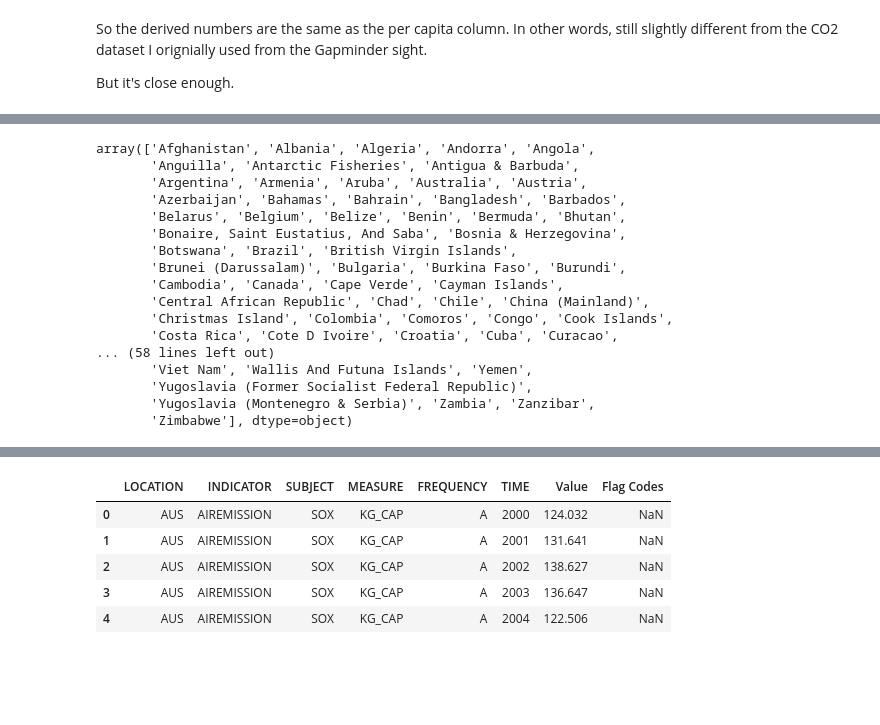
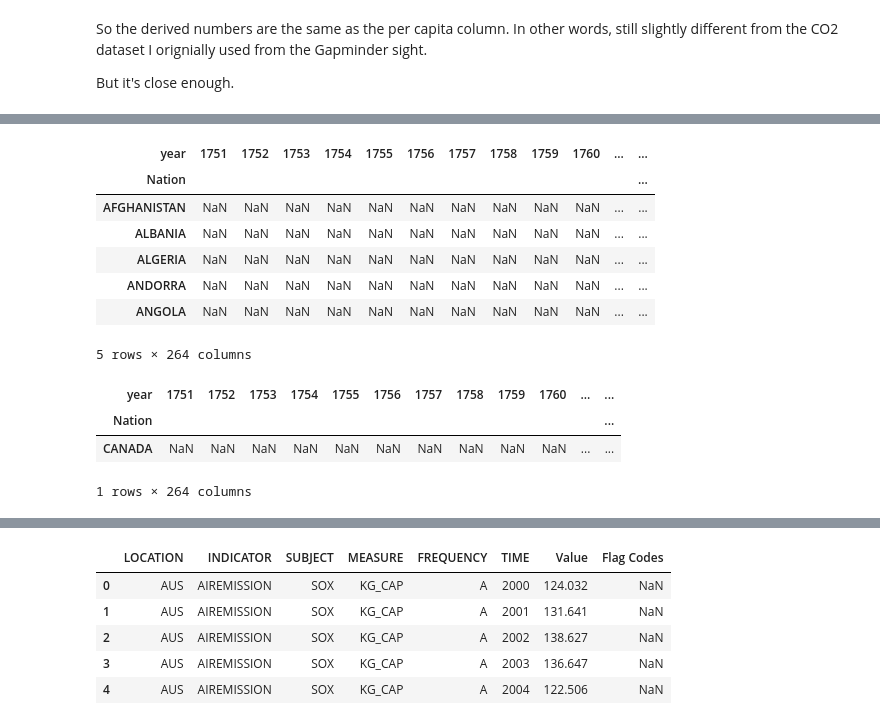
Before and after one commit to limegimlet/data_analysis_gapminder_co2, a Jupyter notebook: gapminder/make_df.ipynb, the cells around one changed output, grey strips where cells are left out. Drawn from its saved outputs; the diff is of its cells as text; code cells hidden in the pictures; blank space fills up the shorter version.

```diff
--- a/gapminder/make_df.ipynb
+++ b/gapminder/make_df.ipynb
@@ -644,4 +662,0 @@ new_co2 = new_co2.loc[:,['Nation','Year','Per capita CO2 emissions (metric tons
-# %%
-new_co2.rename(columns={'Nation': 'country', 'Year': 'year', 'Per capita CO2 emissions (metric tons of carbon)': 'CO2'},\
-              inplace=True)
-new_co2.head()
@@ -669,5 +663,16 @@ new_co2.head()
-# %%
-# change case for 'country' & reset index
-
-new_co2['country'] = new_co2['country'].str.title()
-new_co2.reset_index(inplace=True)
+# %%
+new_co2 = new_co2.loc[:,['Nation','Year','Per capita CO2 emissions (metric tons of carbon)']]
+
+new_co2.rename(columns={'Year': 'year',
+                        'Per capita CO2 emissions (metric tons of carbon)': 'CO2'},\
+              inplace=True)
+
+# convert CO2 to float
+new_co2['CO2'] = pd.to_numeric(new_co2['CO2'], errors='coerce')
+
+# convert C to CO2 values
+new_co2['CO2'] = new_co2['CO2'].apply(lambda C: C * 3.67)
+
+# convert year to string
+new_co2['year'] = new_co2['year'].astype(str).apply(lambda x: x[0:4])
+new_co2.head()
@@ -674,22 +686,21 @@ new_co2.reset_index(inplace=True)
 # %%
-co2_new = new_co2.pivot('country', 'year', 'CO2')
+# make wide
+co2_new = new_co2.pivot('Nation', 'year', 'CO2')
+co2_new.head()
+# %% [output]
+| year | 1751 | 1752 | 1753 | 1754 | 1755 | 1756 | 1757 | 1758 | 1759 | 1760 | ... | ... |
+| Nation |  |  |  |  |  |  |  |  |  |  |  | ... |
+| AFGHANISTAN | NaN | NaN | NaN | NaN | NaN | NaN | NaN | NaN | NaN | NaN | ... | ... |
+| ALBANIA | NaN | NaN | NaN | NaN | NaN | NaN | NaN | NaN | NaN | NaN | ... | ... |
+| ALGERIA | NaN | NaN | NaN | NaN | NaN | NaN | NaN | NaN | NaN | NaN | ... | ... |
+| ANDORRA | NaN | NaN | NaN | NaN | NaN | NaN | NaN | NaN | NaN | NaN | ... | ... |
+| ANGOLA | NaN | NaN | NaN | NaN | NaN | NaN | NaN | NaN | NaN | NaN | ... | ... |
+5 rows × 264 columns
-# %%
-co2_new.index.values
-# %% [output]
-array(['Afghanistan', 'Albania', 'Algeria', 'Andorra', 'Angola',
-       'Anguilla', 'Antarctic Fisheries', 'Antigua & Barbuda',
-       'Argentina', 'Armenia', 'Aruba', 'Australia', 'Austria',
-       'Azerbaijan', 'Bahamas', 'Bahrain', 'Bangladesh', 'Barbados',
-       'Belarus', 'Belgium', 'Belize', 'Benin', 'Bermuda', 'Bhutan',
-       'Bonaire, Saint Eustatius, And Saba', 'Bosnia & Herzegovina',
-       'Botswana', 'Brazil', 'British Virgin Islands',
-       'Brunei (Darussalam)', 'Bulgaria', 'Burkina Faso', 'Burundi',
-       'Cambodia', 'Canada', 'Cape Verde', 'Cayman Islands',
-       'Central African Republic', 'Chad', 'Chile', 'China (Mainland)',
-       'Christmas Island', 'Colombia', 'Comoros', 'Congo', 'Cook Islands',
-       'Costa Rica', 'Cote D Ivoire', 'Croatia', 'Cuba', 'Curacao',
-... (58 lines left out)
-       'Viet Nam', 'Wallis And Futuna Islands', 'Yemen',
-       'Yugoslavia (Former Socialist Federal Republic)',
-       'Yugoslavia (Montenegro & Serbia)', 'Zambia', 'Zanzibar',
-       'Zimbabwe'], dtype=object)
+# %%
+# sanity check
+co2_new.query("Nation=='CANADA'").tail()
+# %% [output]
+| year | 1751 | 1752 | 1753 | 1754 | 1755 | 1756 | 1757 | 1758 | 1759 | 1760 | ... | ... |
+| Nation |  |  |  |  |  |  |  |  |  |  |  | ... |
+| CANADA | NaN | NaN | NaN | NaN | NaN | NaN | NaN | NaN | NaN | NaN | ... | ... |
+1 rows × 264 columns
```
Also changed, not shown: parts of 20 cells of this notebook.
